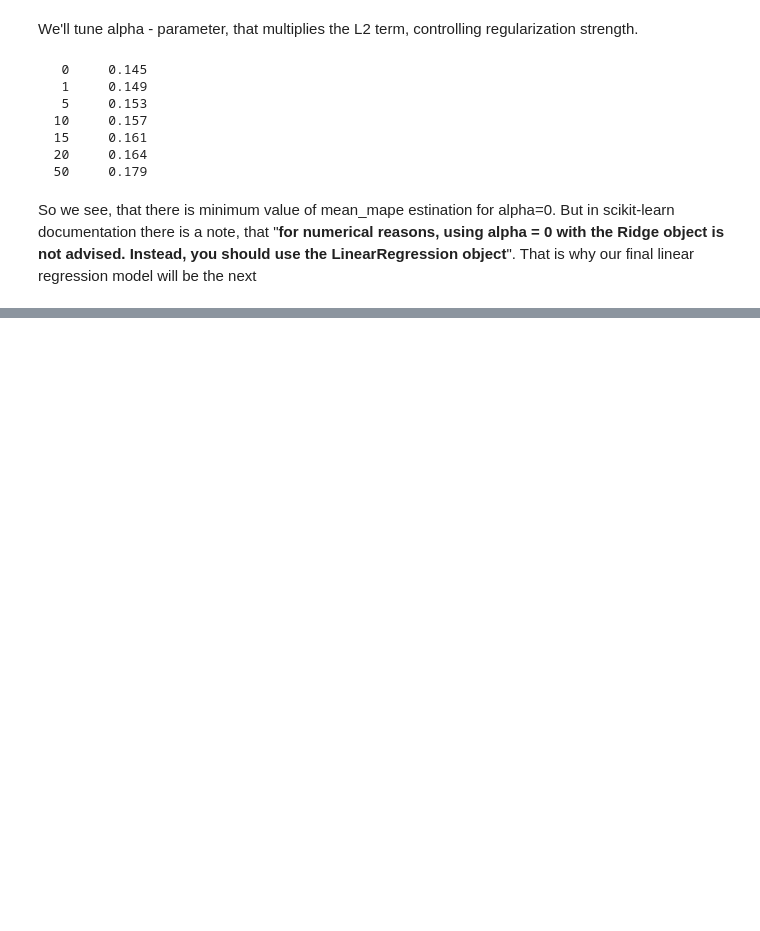
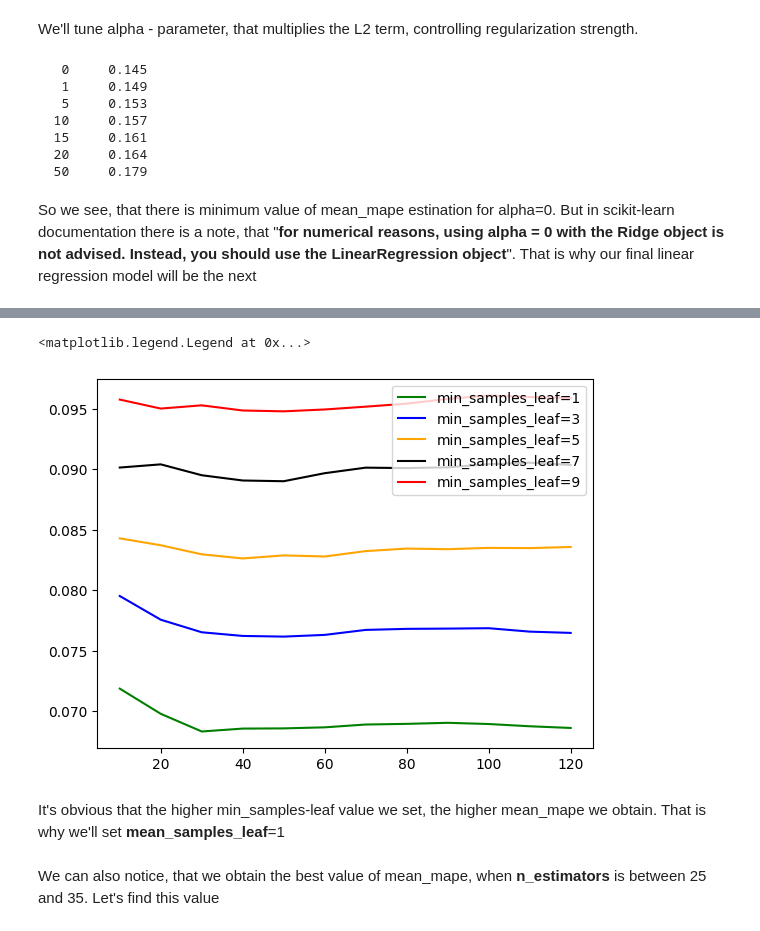
Before and after one commit to ElenaNKn/ml-zoomcamp-solutions, a Jupyter notebook: capstone_project/notebook.ipynb, the cells around one changed output, grey strips where cells are left out. Cells and saved outputs as stored; diff of their text form; code cells hidden in the pictures; blank space fills up the shorter version.

```diff
--- a/capstone_project/notebook.ipynb
+++ b/capstone_project/notebook.ipynb
@@ -478,0 +536,39 @@ Mean MAPE for linear regression model = 0.145
+# %%
+scores = []
+
+for s in [1, 3, 5, 7, 9]:
+    for n in range(10, 121, 10):
+        rf = RandomForestRegressor(n_estimators=n,
+                                    max_depth=13,
+                                    min_samples_leaf=s,
+                                    random_state=1)
+        rf.fit(df_train, dy_train)
+
+        y_pred = rf.predict(df_val)
+
+        mape = mape_calc(y_val, y_pred)
+        mean_mape = sum(list(mape.values())) / 4
+
+        scores.append((s, n, mean_mape))
+# %%
+columns = ['min_samples_leaf', 'n_estimators', 'mean_mape']
+df_scores = pd.DataFrame(scores, columns=columns)
+# %%
+colors = ['green', 'blue', 'orange', 'black', 'red']
+values = [1, 3, 5, 7, 9]
+
+for s, col in zip(values, colors):
+    df_subset = df_scores[df_scores.min_samples_leaf == s]
+
+    plt.plot(df_subset.n_estimators, df_subset.mean_mape,
+             color=col,
+             label='min_samples_leaf=%d' % s)
+
+plt.legend(loc=1)
+# %% [output]
+<matplotlib.legend.Legend at 0x...>
+[figure, added]
+# %% [markdown]
+It's obvious that the higher min_samples-leaf value we set, the higher mean_mape we obtain. That is why we'll set **mean_samples_leaf**=1
+# %% [markdown]
+We can also notice, that we obtain the best value of mean_mape, when **n_estimators** is between 25 and 35. Let's find this value
```
Also changed, not shown: parts of 65 cells of this notebook.
